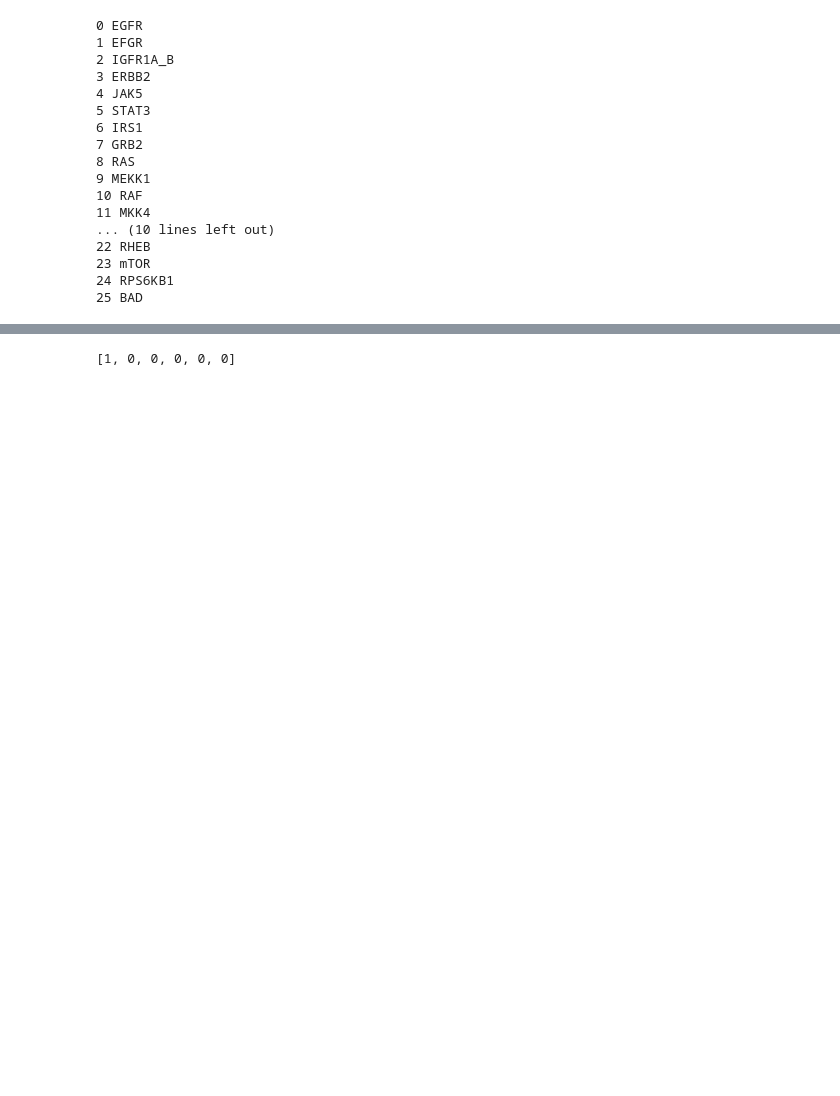
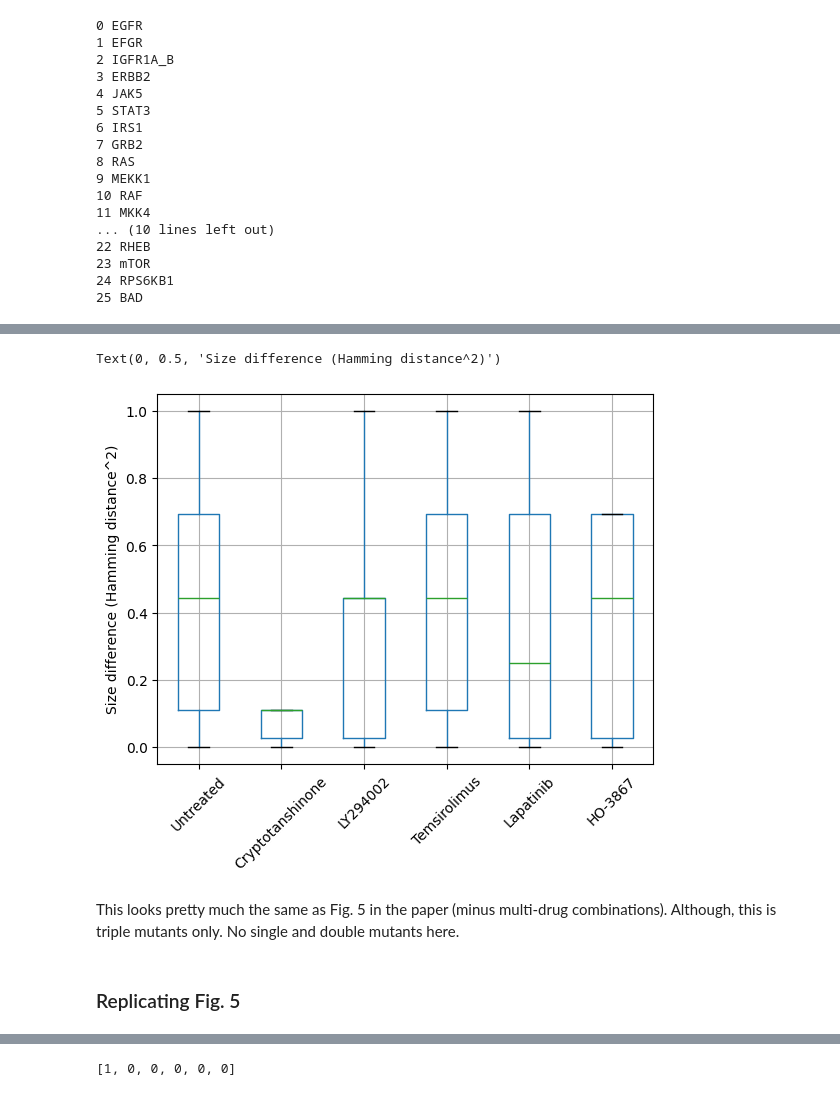
Before and after one commit to IlyaLab/BNMPy, a Jupyter notebook: pancreatic_cancer.ipynb, the cells around one changed output, grey strips where cells are left out. Cells and saved outputs as stored; diff of their text form; code cells hidden in the pictures; blank space fills up the shorter version.

```diff
--- a/pancreatic_cancer.ipynb
+++ b/pancreatic_cancer.ipynb
@@ -148,0 +163,9 @@ array([0, 0, 0, 0, 0, 0])
+# %%
+drugs = ['Untreated', 'Cryptotanshinone', 'LY294002', 'Temsirolimus', 'Lapatinib', 'HO-3867']
+drug_knockouts = {'Cryptotanshinone': ['STAT3', 'ERK1_2'],
+                  'LY294002': ['PIK3CA'],
+                  'Temsirolimus': ['mTOR'],
+                  'Lapatinib': ['EGFR', 'EFGR', 'ERBB2'],
+                  'HO-3867': ['STAT3'],
+                  'Untreated': []
+                 }
@@ -148,0 +226,19 @@ array([0, 0, 0, 0, 0, 0])
+# %%
+size_differences_single_drug = {}
+size_differences_single_drug['Untreated'] = size_difference
+for k, v in all_results_single_drug.items():
+    v = np.array(v)
+    size_differences_single_drug[k] = v.sum(1)**2/6**2
+# %%
+size_differences_single_drug = pd.DataFrame(size_differences_single_drug)
+# %%
+ax = size_differences_single_drug.boxplot()
+ax.tick_params(axis='x', rotation=45)
+ax.set_ylabel('Size difference (Hamming distance^2)')
+# %% [output]
+Text(0, 0.5, 'Size difference (Hamming distance^2)')
+[figure, added]
+# %% [markdown]
+This looks pretty much the same as Fig. 5 in the paper (minus multi-drug combinations). Although, this is triple mutants only. No single and double mutants here.
+# %% [markdown]
+### Replicating Fig. 5
```
Also changed, not shown: parts of 21 cells of this notebook.
